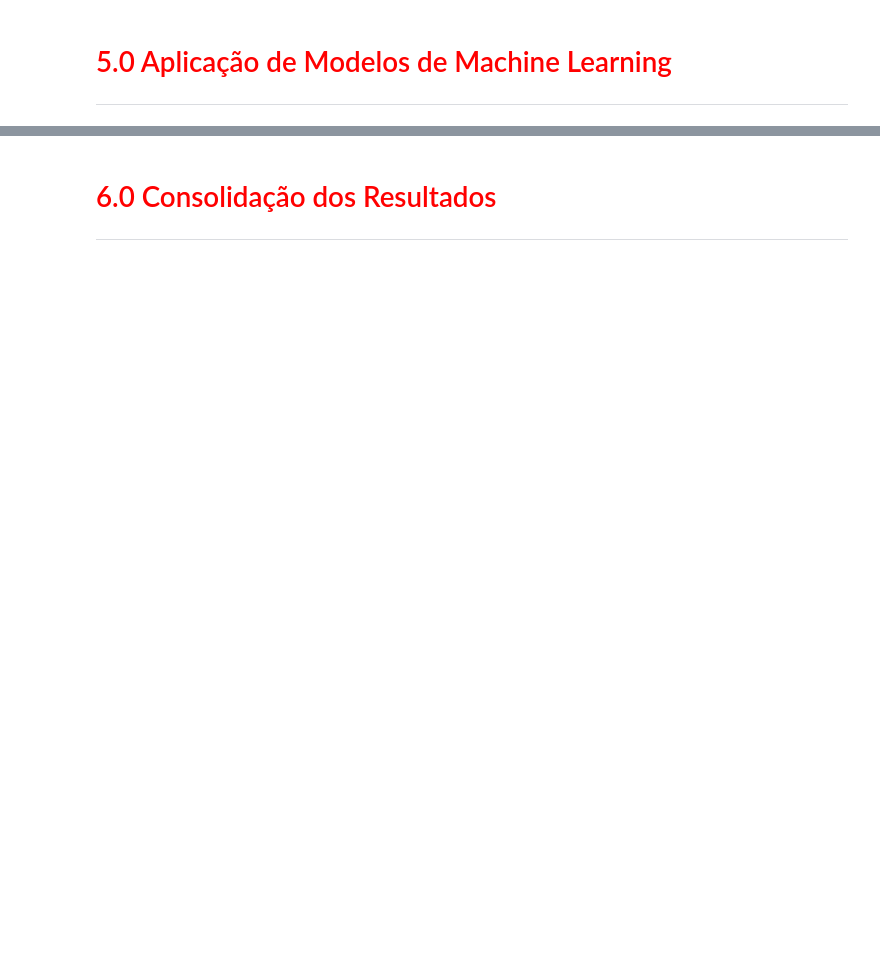
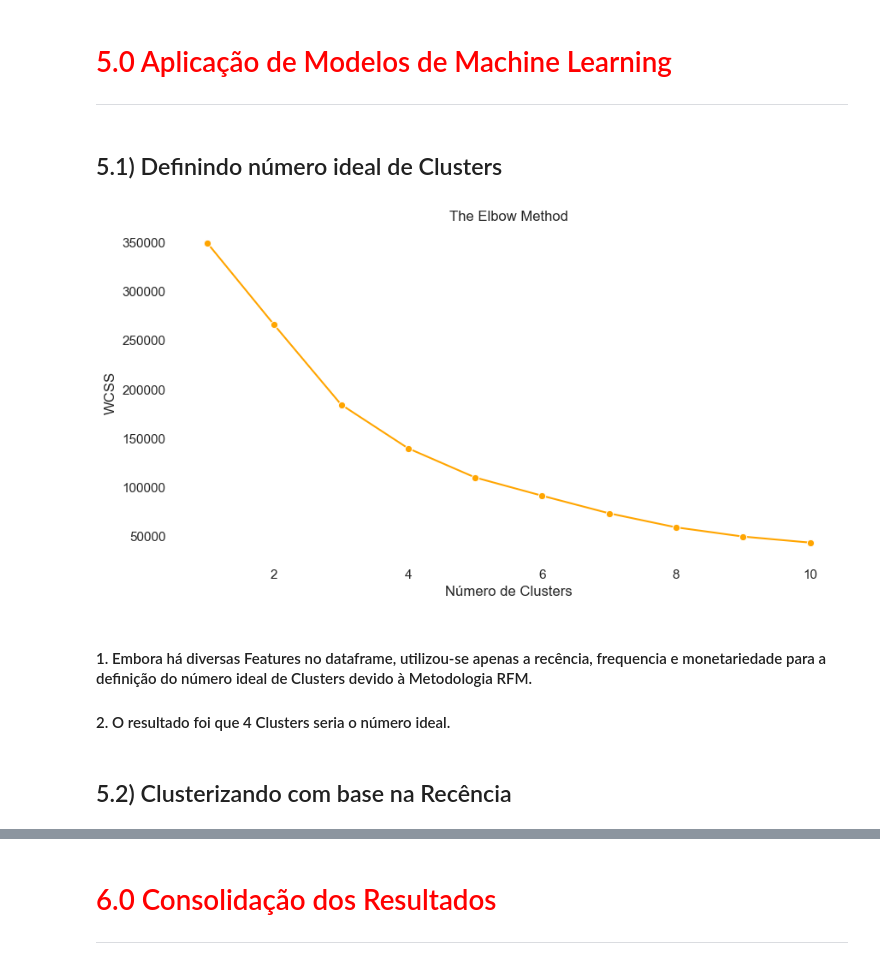
Before and after one commit to leonardovargas10/Modelo_Segmentacao_Clientes, a Jupyter notebook: segmentacao_clientes_marketing.ipynb, the cells around one changed output, grey strips where cells are left out. Saved outputs shown, nothing was run; the diff lists cells and outputs as text; code cells hidden in the pictures; blank space fills up the shorter version.

```diff
--- a/segmentacao_clientes_marketing.ipynb
+++ b/segmentacao_clientes_marketing.ipynb
@@ -463,3 +467,21 @@ def teste_hipotese_duas_amostras_independentes(parametrico, amostra1, amostra2,
+# %%
+def elbow_method(data, features):
+    scaler = StandardScaler()
+    padronizado = scaler.fit_transform(data[features])
+    wcss = []
+    for n_clusters in np.arange(1, 11):
+        kmeans = KMeans(n_clusters = n_clusters, init = 'k-means++', random_state = 42, max_iter = 300)
+        kmeans.fit(padronizado)
+        # Inertia: Método para gerar o WCSS
+        wcss.append(kmeans.inertia_)
+
+    plt.figure(figsize=(10, 5))
+    sns.lineplot(np.arange(1, 11), wcss, marker = 'o', color = 'orange')
+    plt.title('The Elbow Method')
+    plt.xlabel('Número de Clusters')
+    plt.ylabel('WCSS')
+    plt.box(False)
+    plt.show()
 # %% [markdown]
 # <font color='red' style='font-size: 40px;'> 1.0 Entendimento das Bases de Dados </font>
 <hr style='border: 2px solid red;'>
@@ -864,3 +881,17 @@ df_refined.head()
 # %% [markdown]
 # <font color='red' style='font-size: 40px;'> 5.0 Aplicação de Modelos de Machine Learning </font>
 <hr style='border: 2px solid red;'>
+# %% [markdown]
+## 5.1) Definindo número ideal de Clusters
+# %%
+df_rfm = df_refined.copy()
+df_rfm = df_rfm[['id_unico_cliente', 'recencia', 'frequencia', 'monetariedade']]
+elbow_method(df_rfm, ['recencia', 'frequencia', 'monetariedade'])
+# %% [output]
+[figure, added]
+# %% [markdown]
+#### 1. Embora há diversas Features no dataframe, utilizou-se apenas a recência, frequencia e monetariedade para a definição do número ideal de Clusters devido à Metodologia RFM.
+
+#### 2. O resultado foi que 4 Clusters seria o número ideal.
+# %% [markdown]
+## 5.2) Clusterizando com base na Recência
```
Also changed, not shown: parts of 17 cells of this notebook.
